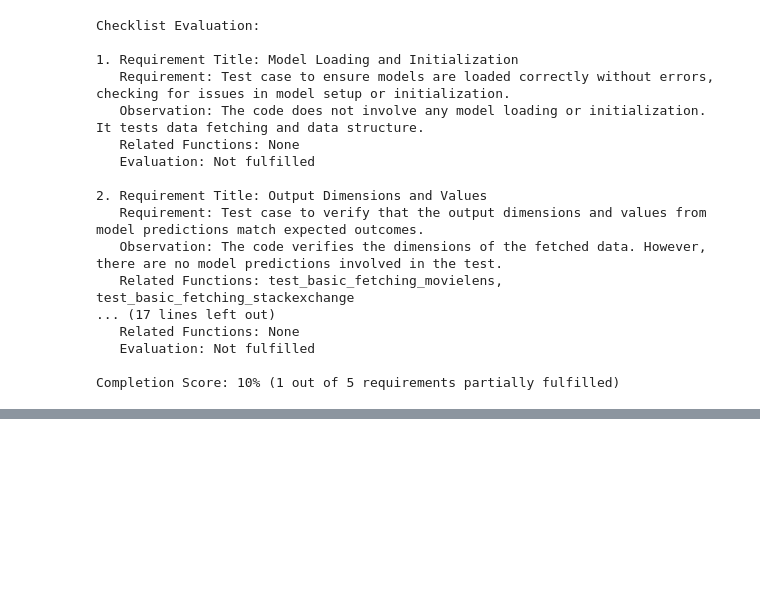
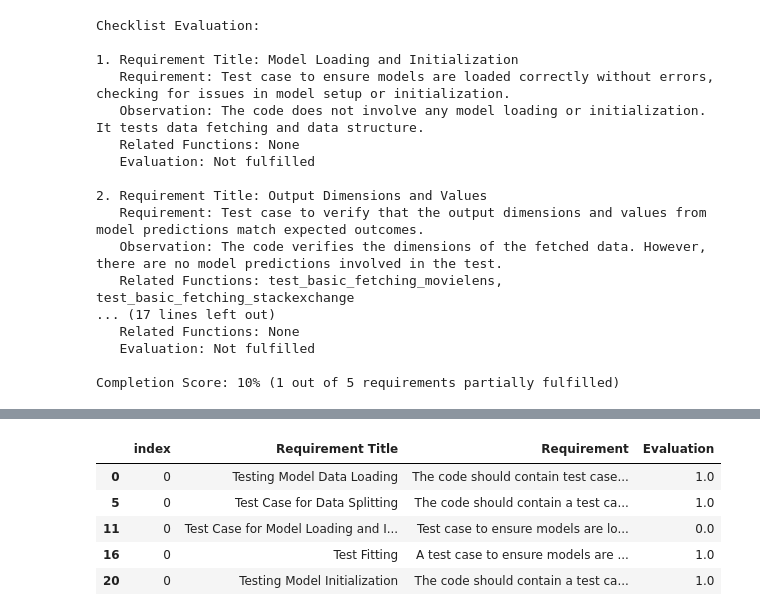
Before and after one commit to UBC-MDS/fixml, a Jupyter notebook: src/test_creation/03_add-checklist-evaluation.ipynb, the cells around one changed output, grey strips where cells are left out. Saved outputs shown, nothing was run; the diff lists cells and outputs as text; code cells hidden in the pictures; blank space fills up the shorter version.

Commit message:
saved draft on evaluation combination

```diff
--- a/src/test_creation/03_add-checklist-evaluation.ipynb
+++ b/src/test_creation/03_add-checklist-evaluation.ipynb
@@ -111,6 +111,12 @@ def evaluate_ml_tests(py_splits, history, checklist):
     history.add_ai_message(report)
 
     return report, history
+
+def extract_json(string, between='`'):
+    start = string.index(between)+1
+    end = string[::-1].index(between)-1
+    mod_string = string[start:end].strip(between)
+    return json.loads(mod_string)
 # %%
 py_splits = load_test_file('../../data/raw/openja/lightfm/tests/test_evaluation.py')
 
@@ -327,0 +354,16 @@ Completion Score: 10% (1 out of 5 requirements partially fulfilled)
+# %%
+eval = []
+for r in reports.values():
+    try:
+        js = json.loads(r['report'])
+    except:
+        js = extract_json(r['report'])
+
+    eval += [{
+        'index': i,
+        'Requirement Title': d['Requirement Title'],
+        'Requirement': d['Requirement'],
+        'Evaluation': d['Evaluation']
+    } for i, d in enumerate(js)]
+
+eval
@@ -327,0 +388,9 @@ Completion Score: 10% (1 out of 5 requirements partially fulfilled)
+# %%
+pd.DataFrame(eval).query('index == 0')
+# %% [output]
+|  | index | Requirement Title | Requirement | Evaluation |
+| 0 | 0 | Testing Model Data Loading | The code should contain test case... | 1.0 |
+| 5 | 0 | Test Case for Data Splitting | The code should contain a test ca... | 1.0 |
+| 11 | 0 | Test Case for Model Loading and I... | Test case to ensure models are lo... | 0.0 |
+| 16 | 0 | Test Fitting | A test case to ensure models are ... | 1.0 |
+| 20 | 0 | Testing Model Initialization | The code should contain a test ca... | 1.0 |
```
Also changed, not shown: parts of 8 cells of this notebook.
